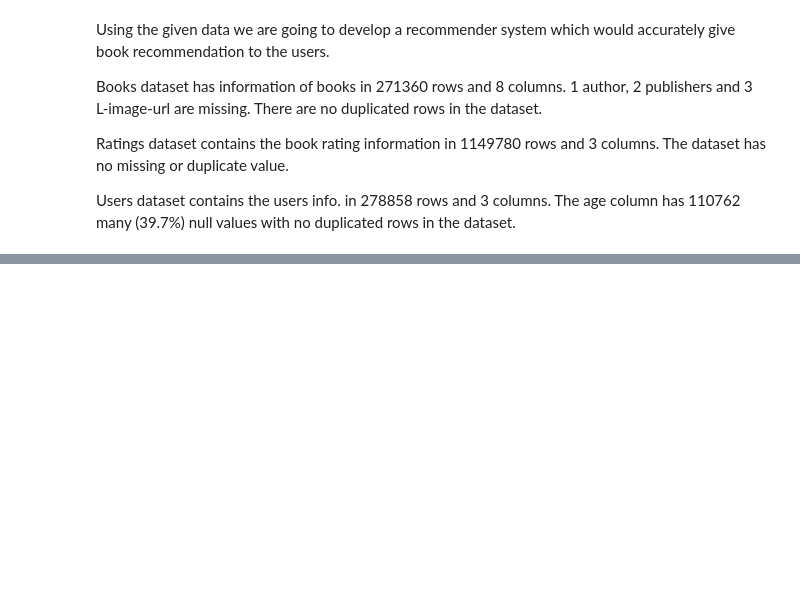
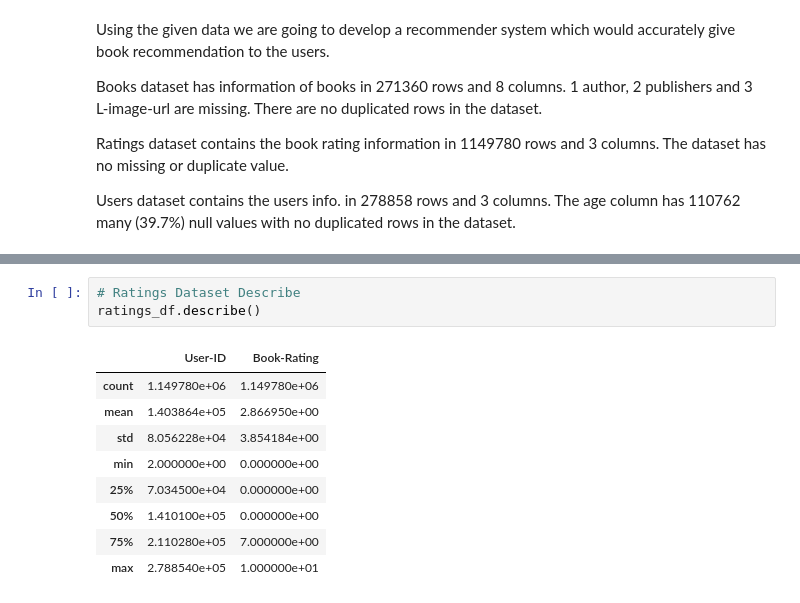
Before and after one commit to DharmeshRV/Book-Recommendation-System, a Jupyter notebook: Book_Recommendation_System.ipynb, the cells around one changed output, grey strips where cells are left out. Cells and saved outputs as stored; diff of their text form; blank space fills up the shorter version.

```diff
--- a/Book_Recommendation_System.ipynb
+++ b/Book_Recommendation_System.ipynb
@@ -225,0 +257,13 @@ Users dataset contains the users info. in 278858 rows and 3 columns. The age col
+# %%
+# Ratings Dataset Describe
+ratings_df.describe()
+# %% [output]
+|  | User-ID | Book-Rating |
+| count | 1.149780e+06 | 1.149780e+06 |
+| mean | 1.403864e+05 | 2.866950e+00 |
+| std | 8.056228e+04 | 3.854184e+00 |
+| min | 2.000000e+00 | 0.000000e+00 |
+| 25% | 7.034500e+04 | 0.000000e+00 |
+| 50% | 1.410100e+05 | 0.000000e+00 |
+| 75% | 2.110280e+05 | 7.000000e+00 |
+| max | 2.788540e+05 | 1.000000e+01 |
```
Also changed, not shown: parts of 29 cells of this notebook.
